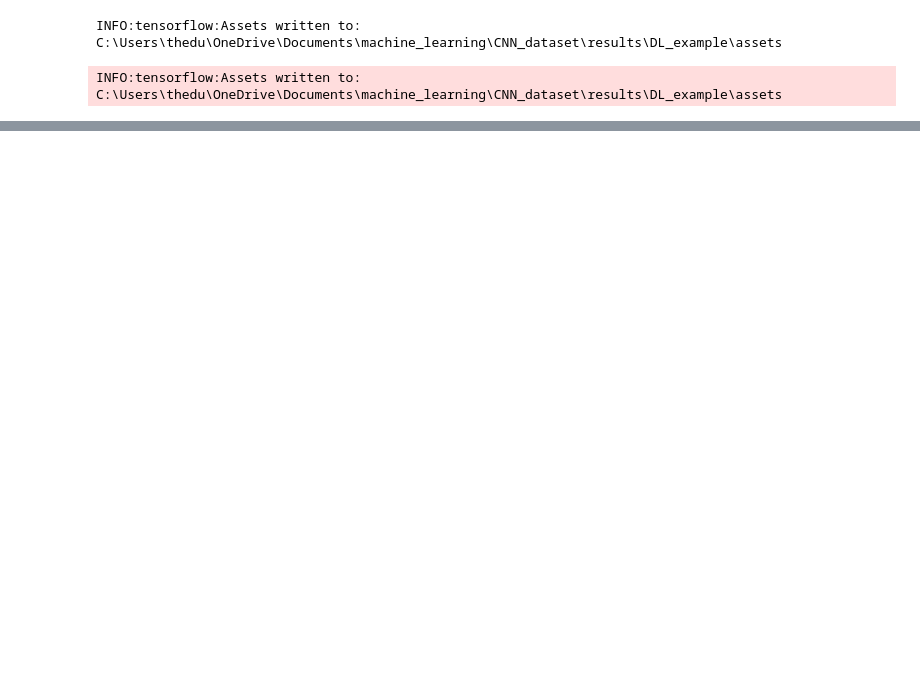
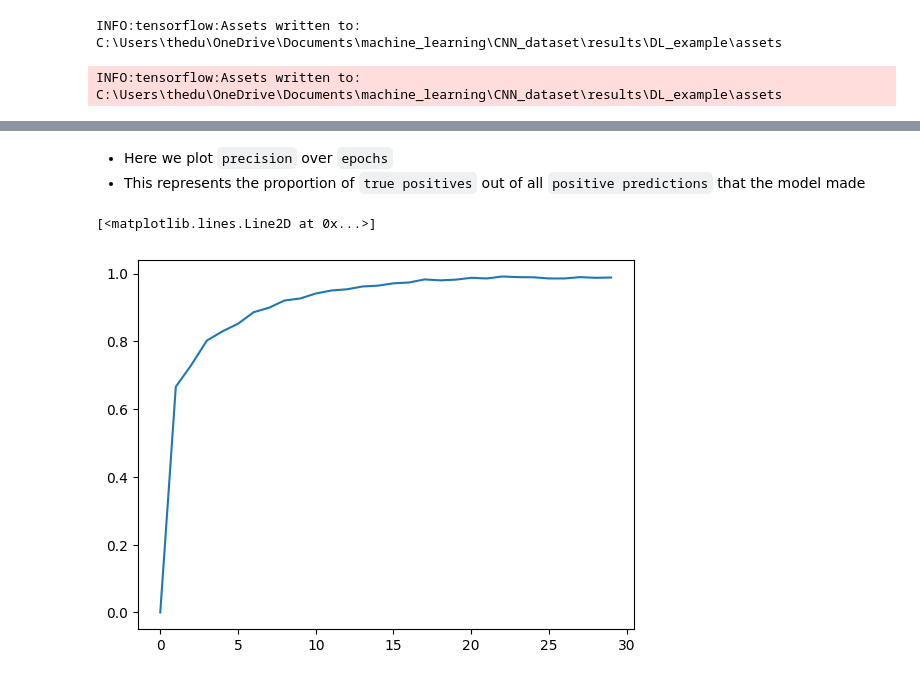
Before and after one commit to Pascalrjt/MachineLearning_DeepLearning_CNN, a Jupyter notebook: CNN_fish.ipynb, the cells around one changed output, grey strips where cells are left out. Drawn from its saved outputs; the diff is of its cells as text; code cells hidden in the pictures; blank space fills up the shorter version.

```diff
--- a/CNN_fish.ipynb
+++ b/CNN_fish.ipynb
@@ -227,0 +275,8 @@ plt.plot(history['precision_27'])
+# %% [markdown]
+- Here we plot `precision` over `epochs`
+- This represents the proportion of `true positives` out of all `positive predictions` that the model made
+# %%
+plt.plot(history['precision'])
+# %% [output]
+[<matplotlib.lines.Line2D at 0x...>]
+[figure, added]
```
Also changed, not shown: parts of 24 cells of this notebook.
